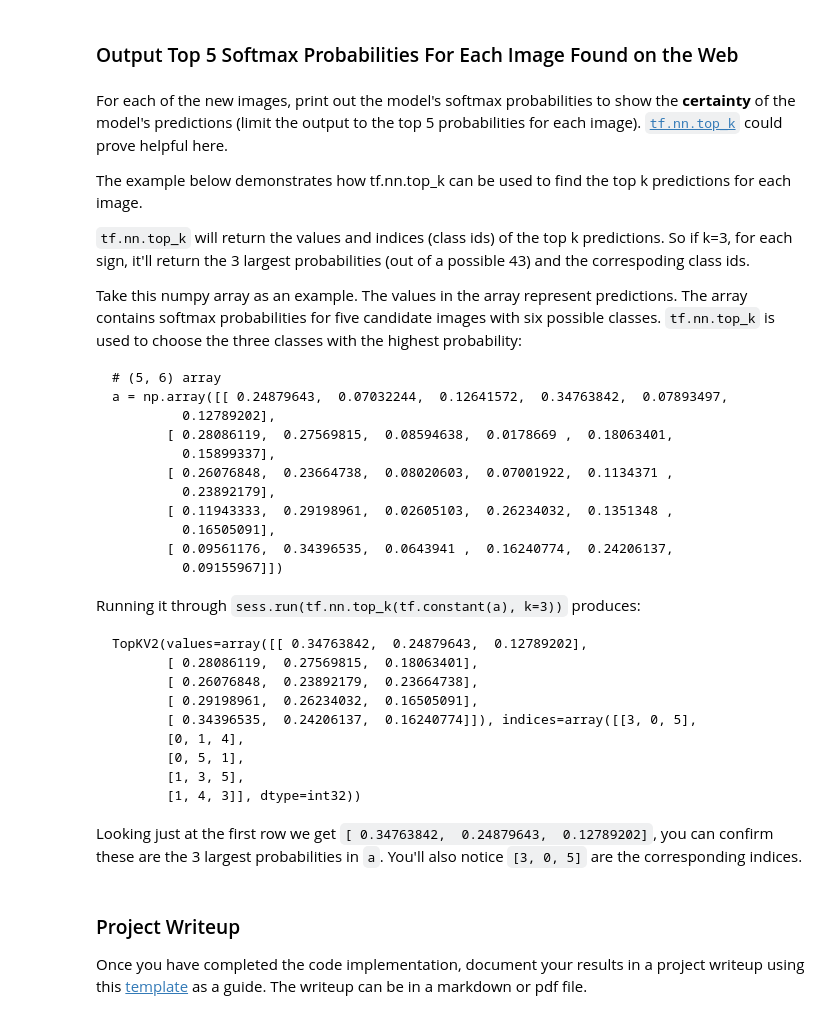
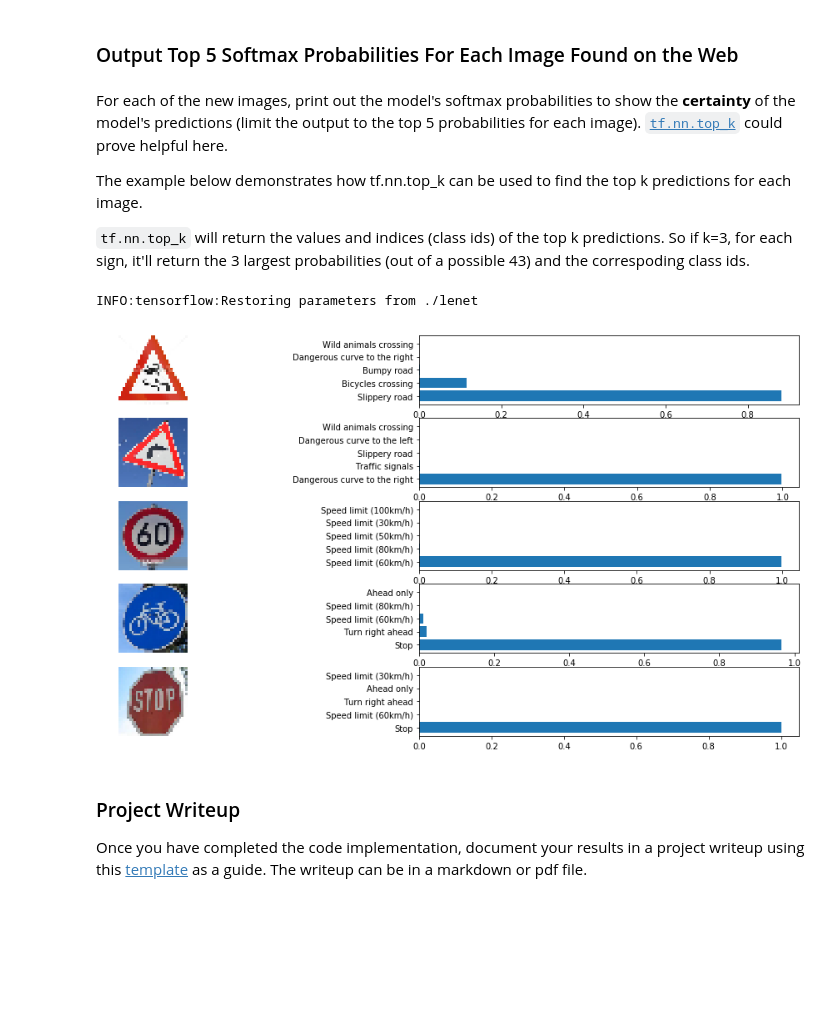
Before and after one commit to benjamintanweihao/CarND-Traffic-Sign-Classifier-Project, a Jupyter notebook: Traffic_Sign_Classifier.ipynb, the cells around one changed output. Saved outputs shown, nothing was run; the diff lists cells and outputs as text; code cells hidden in the pictures; blank space fills up the shorter version.

````diff
--- a/Traffic_Sign_Classifier.ipynb
+++ b/Traffic_Sign_Classifier.ipynb
@@ -541,16 +560,3 @@ y_example = np.array([30, 20, 3, 29, 14])
 [figure]
 # %% [markdown]
 ### Predict the Sign Type for Each Image
-# %%
-examples_preprocessed = []
-
-for i in tqdm(range(0, len(X_example))):
-    img = preprocess_image(X_example[i]).reshape((32, 32, 1))
-    examples_preprocessed.append(img)
-
-X_examples_preprocessed = np.array(examples_preprocessed)
-print(X_examples_preprocessed.shape)
-
-### Run the predictions here and use the model to output the prediction for each image.
-### Make sure to pre-process the images with the same pre-processing pipeline used earlier.
-### Feel free to use as many code cells as needed.
@@ -558,0 +563,6 @@ print(X_examples_preprocessed.shape)
+# %%
+X_example_preprocessed = preprocess_images(X_example)
+
+assert(X_example_preprocessed.shape == (len(X_example), 32, 32, 1))
+
+### Run the predictions here and use the model to output the prediction for each image.
@@ -564,7 +577,7 @@ print(X_examples_preprocessed.shape)
 with tf.Session() as sess:
     saver.restore(sess, tf.train.latest_checkpoint('.'))
 
-    test_accuracy = evaluate(X_examples_preprocessed, y_example)
+    test_accuracy = evaluate(X_example_preprocessed, y_example)
     print("Test Accuracy = {:.3f}".format(test_accuracy))
 
 ### For example, if the model predicted 1 out of 5 signs correctly, it's 20% accurate on these new images.
@@ -579,41 +592,32 @@ For each of the new images, print out the model's softmax probabilities to show
 The example below demonstrates how tf.nn.top_k can be used to find the top k predictions for each image.
 
 `tf.nn.top_k` will return the values and indices (class ids) of the top k predictions. So if k=3, for each sign, it'll return the 3 largest probabilities (out of a possible 43) and the correspoding class ids.
-
-Take this numpy array as an example. The values in the array represent predictions. The array contains softmax probabilities for five candidate images with six possible classes. `tf.nn.top_k` is used to choose the three classes with the highest probability:
-
-```
-# (5, 6) array
-a = np.array([[ 0.24879643,  0.07032244,  0.12641572,  0.34763842,  0.07893497,
-         0.12789202],
-       [ 0.28086119,  0.27569815,  0.08594638,  0.0178669 ,  0.18063401,
-         0.15899337],
-       [ 0.26076848,  0.23664738,  0.08020603,  0.07001922,  0.1134371 ,
-         0.23892179],
-       [ 0.11943333,  0.29198961,  0.02605103,  0.26234032,  0.1351348 ,
-         0.16505091],
-       [ 0.09561176,  0.34396535,  0.0643941 ,  0.16240774,  0.24206137,
-         0.09155967]])
-```
-
-Running it through `sess.run(tf.nn.top_k(tf.constant(a), k=3))` produces:
-
-```
-TopKV2(values=array([[ 0.34763842,  0.24879643,  0.12789202],
-       [ 0.28086119,  0.27569815,  0.18063401],
-       [ 0.26076848,  0.23892179,  0.23664738],
-       [ 0.29198961,  0.26234032,  0.16505091],
-       [ 0.34396535,  0.24206137,  0.16240774]]), indices=array([[3, 0, 5],
-       [0, 1, 4],
-       [0, 5, 1],
-       [1, 3, 5],
-       [1, 4, 3]], dtype=int32))
-```
-
-Looking just at the first row we get `[ 0.34763842,  0.24879643,  0.12789202]`, you can confirm these are the 3 largest probabilities in `a`. You'll also notice `[3, 0, 5]` are the corresponding indices.
 # %%
 ### Print out the top five softmax probabilities for the predictions on the German traffic sign images found on the web.
-### Feel free to use as many code cells as needed.
+
+with tf.Session() as sess:
+    saver.restore(sess, tf.train.latest_checkpoint('.'))
+
+    softmaxes = sess.run(tf.nn.softmax(logits), feed_dict={x: X_example_preprocessed, keep_prob: 1.0})
+
+    values, indices = sess.run(tf.nn.top_k(softmaxes, k=5))
+    saver.save(sess, './lenet.softmax')
+# %% [output]
+INFO:tensorflow:Restoring parameters from ./lenet
+# %%
+plt.figure(figsize=(18, 18))
+
+for i in range(5):
+    plt.subplot(10, 2, 2*i+1)
+    plt.imshow(X_example[i])
+    plt.axis('off')
+
+    plt.subplot(10, 2, 2*i+2)
+    plt.barh(np.arange(1, 6), values[i, :])
+    labels = [d[str(ind)] for ind in indices[i]]
+    plt.yticks(np.arange(1, 6, 1), labels)
+# %% [output]
+[figure, added]
 # %% [markdown]
 ### Project Writeup
 
````
Also changed, not shown: parts of 20 cells of this notebook, 5 other files.
